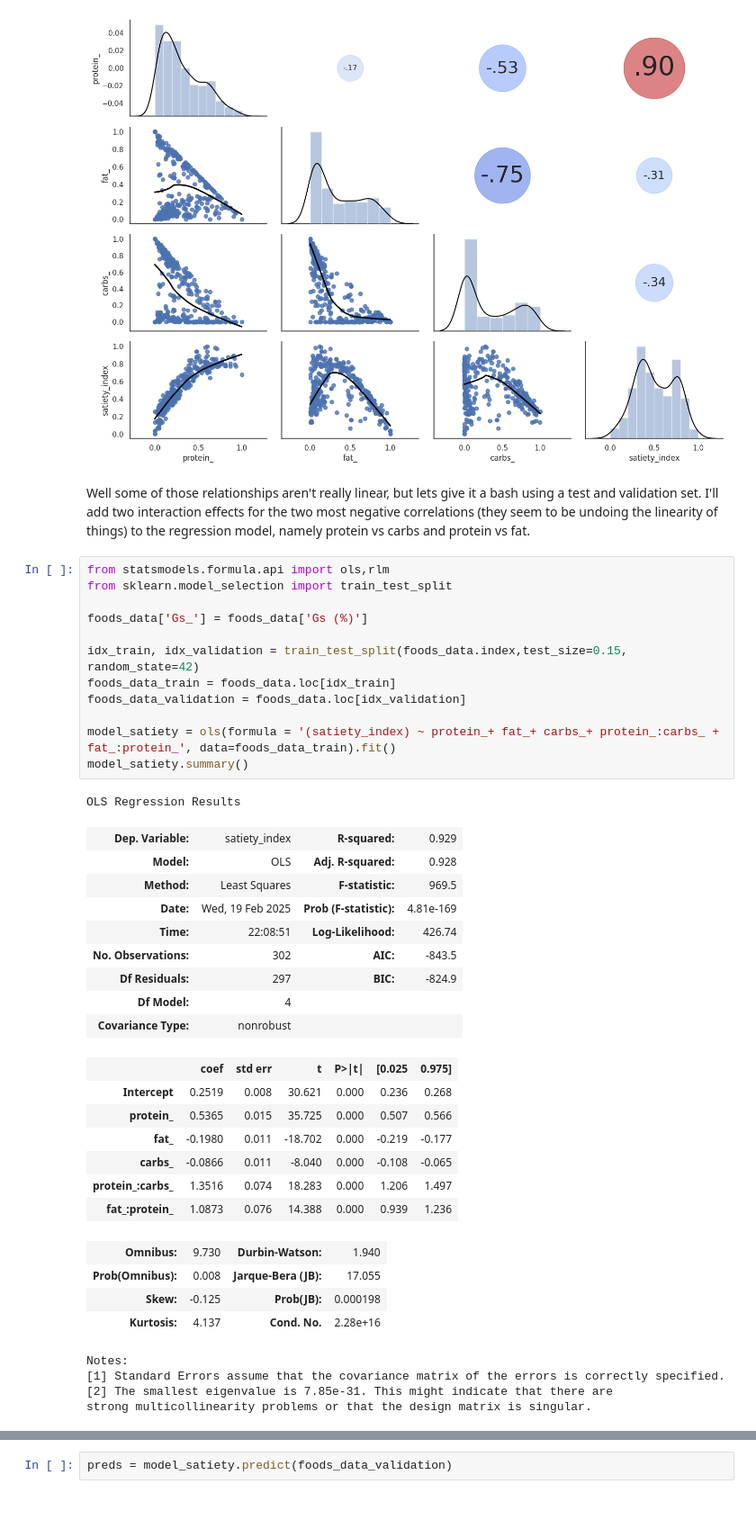
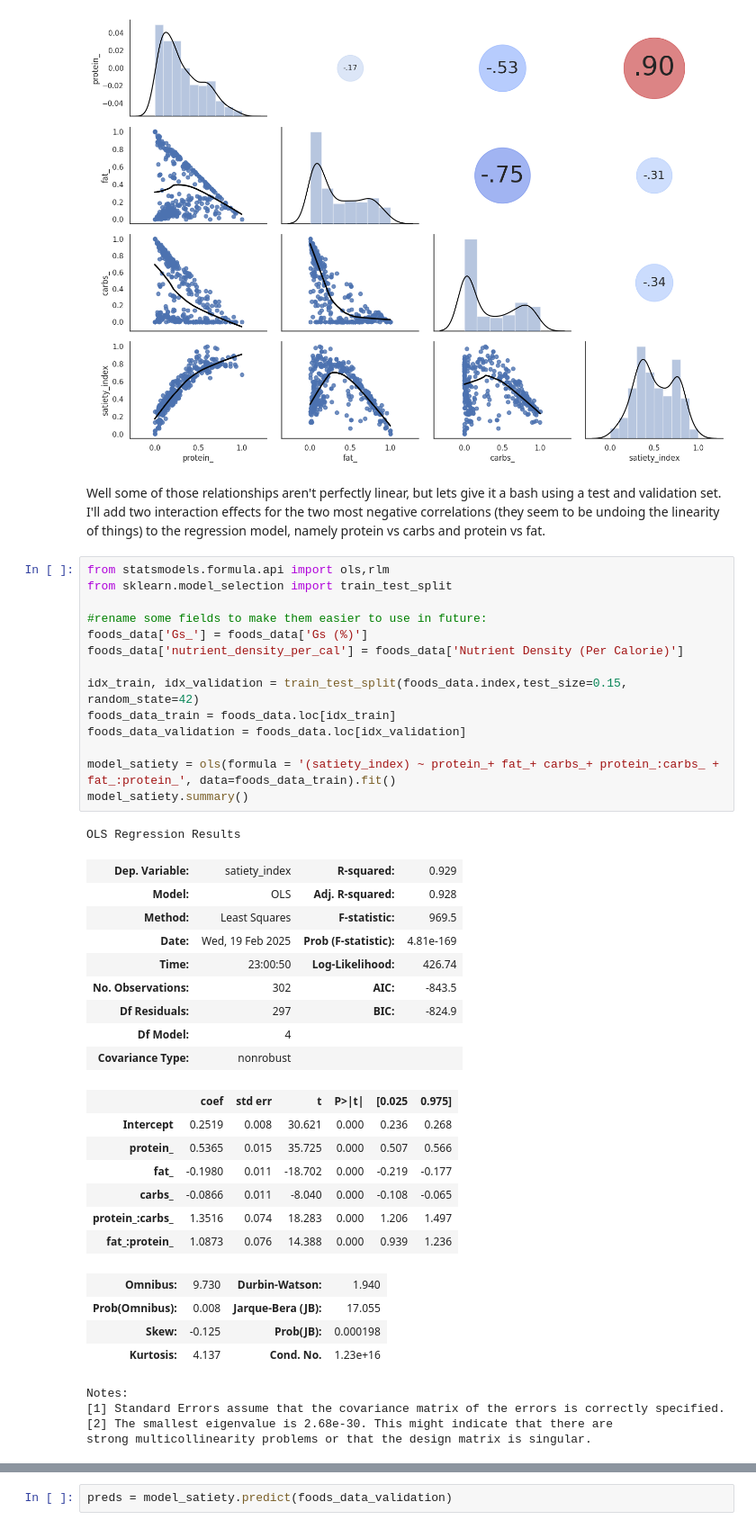
Before and after one commit to Usul1980/Dexcom-G7-analysis, a Jupyter notebook: dexcom-g7-cgm-vs-carbs-vs-exercise.ipynb, the cells around one changed output, grey strips where cells are left out. Shown at 90% size. Cells and saved outputs as stored; diff of their text form.

```diff
--- a/dexcom-g7-cgm-vs-carbs-vs-exercise.ipynb
+++ b/dexcom-g7-cgm-vs-carbs-vs-exercise.ipynb
@@ -352,26 +359,28 @@ plt.show()
 # %% [output]
 [figure]
 # %% [markdown]
-Well some of those relationships aren't really linear, but lets give it a bash using a test and validation set. I'll add two interaction effects for the two most negative correlations (they seem to be undoing the linearity of things) to the regression model, namely protein vs carbs and protein vs fat.
+Well some of those relationships aren't perfectly linear, but lets give it a bash using a test and validation set. I'll add two interaction effects for the two most negative correlations (they seem to be undoing the linearity of things) to the regression model, namely protein vs carbs and protein vs fat.
 # %%
 from statsmodels.formula.api import ols,rlm
 from sklearn.model_selection import train_test_split
 
+#rename some fields to make them easier to use in future:
 foods_data['Gs_'] = foods_data['Gs (%)']
+foods_data['nutrient_density_per_cal'] = foods_data['Nutrient Density (Per Calorie)']
 
 idx_train, idx_validation = train_test_split(foods_data.index,test_size=0.15, random_state=42)
 foods_data_train = foods_data.loc[idx_train]
 foods_data_validation = foods_data.loc[idx_validation]
 
 model_satiety = ols(formula = '(satiety_index) ~ protein_+ fat_+ carbs_+ protein_:carbs_ + fat_:protein_', data=foods_data_train).fit()
 model_satiety.summary()
 # %% [output]
 OLS Regression Results
 | Dep. Variable: | satiety_index | R-squared: | 0.929 |
 | Model: | OLS | Adj. R-squared: | 0.928 |
 | Method: | Least Squares | F-statistic: | 969.5 |
 | Date: | Wed, 19 Feb 2025 | Prob (F-statistic): | 4.81e-169 |
-| Time: | 22:08:51 | Log-Likelihood: | 426.74 |
+| Time: | 23:00:50 | Log-Likelihood: | 426.74 |
 | No. Observations: | 302 | AIC: | -843.5 |
 | Df Residuals: | 297 | BIC: | -824.9 |
 | Df Model: | 4 |  |  |
@@ -386,9 +395,9 @@ OLS Regression Results
 | Omnibus: | 9.730 | Durbin-Watson: | 1.940 |
 | Prob(Omnibus): | 0.008 | Jarque-Bera (JB): | 17.055 |
 | Skew: | -0.125 | Prob(JB): | 0.000198 |
-| Kurtosis: | 4.137 | Cond. No. | 2.28e+16 |
+| Kurtosis: | 4.137 | Cond. No. | 1.23e+16 |
 Notes:
 [1] Standard Errors assume that the covariance matrix of the errors is correctly specified.
-[2] The smallest eigenvalue is 7.85e-31. This might indicate that there are
+[2] The smallest eigenvalue is 2.68e-30. This might indicate that there are
 strong multicollinearity problems or that the design matrix is singular.
 # %% [markdown]
```
Also changed, not shown: parts of 27 cells of this notebook.
